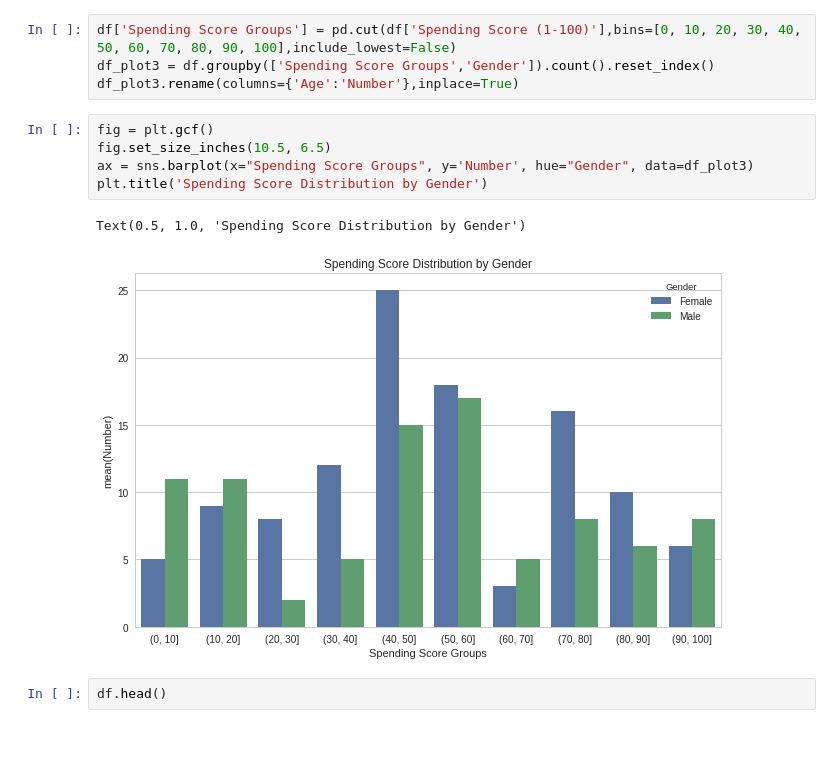
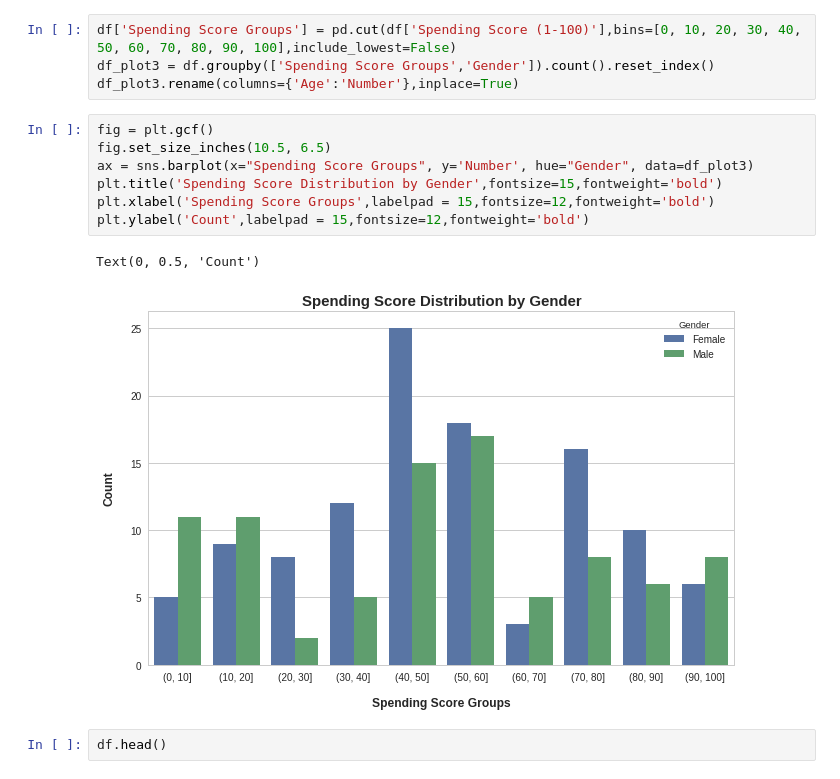
Before and after one commit to ROARMarketingConcepts/Machine-Learning-Projects, a Jupyter notebook: Mall_Customer_Segmentation_Analysis.ipynb, the cells around one changed output. Cells and saved outputs as stored; diff of their text form; blank space fills up the shorter version.

```diff
--- a/Mall_Customer_Segmentation_Analysis.ipynb
+++ b/Mall_Customer_Segmentation_Analysis.ipynb
@@ -204,11 +208,13 @@ df_plot3.rename(columns={'Age':'Number'},inplace=True)
 # %%
 fig = plt.gcf()
 fig.set_size_inches(10.5, 6.5)
 ax = sns.barplot(x="Spending Score Groups", y='Number', hue="Gender", data=df_plot3)
-plt.title('Spending Score Distribution by Gender')
+plt.title('Spending Score Distribution by Gender',fontsize=15,fontweight='bold')
+plt.xlabel('Spending Score Groups',labelpad = 15,fontsize=12,fontweight='bold')
+plt.ylabel('Count',labelpad = 15,fontsize=12,fontweight='bold')
 # %% [output]
-Text(0.5, 1.0, 'Spending Score Distribution by Gender')
+Text(0, 0.5, 'Count')
-[figure, old version]
+[figure, new version]
 # %%
 df.head()
 # %% [output]
```
Also changed, not shown: parts of 4 cells of this notebook.
